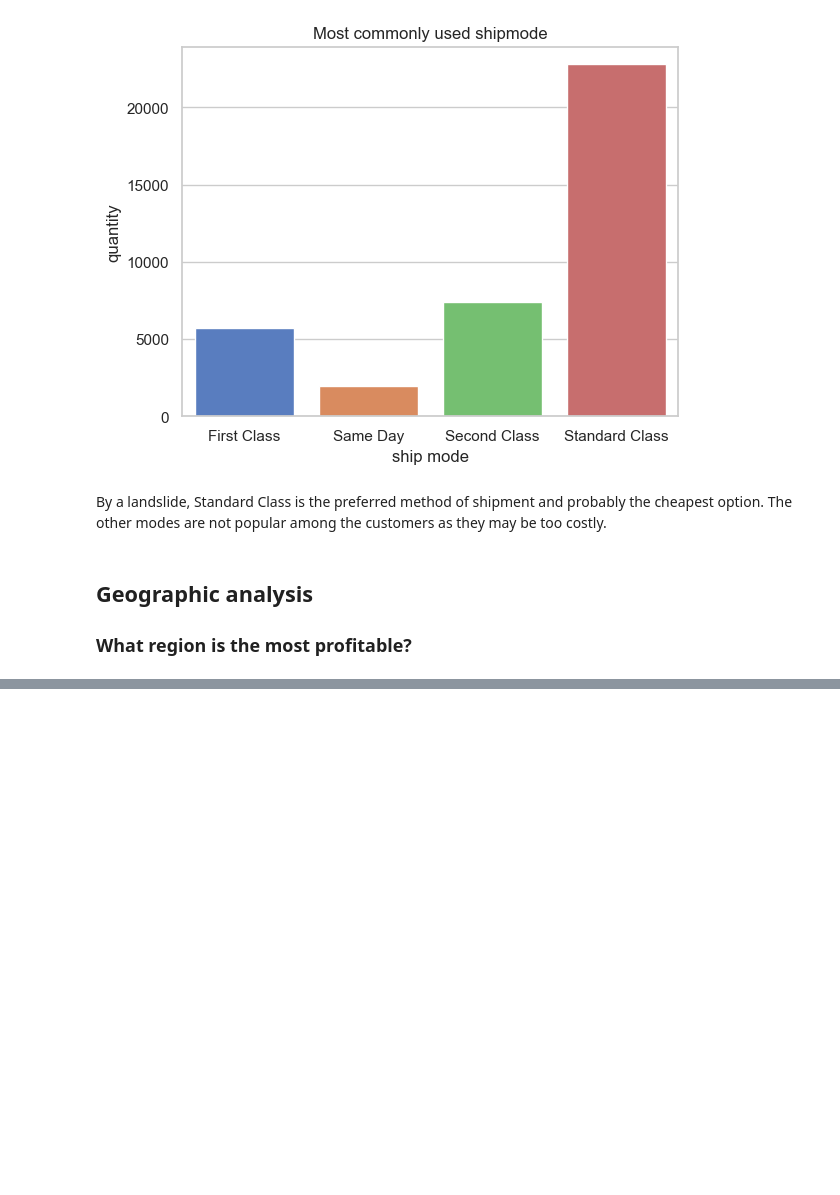
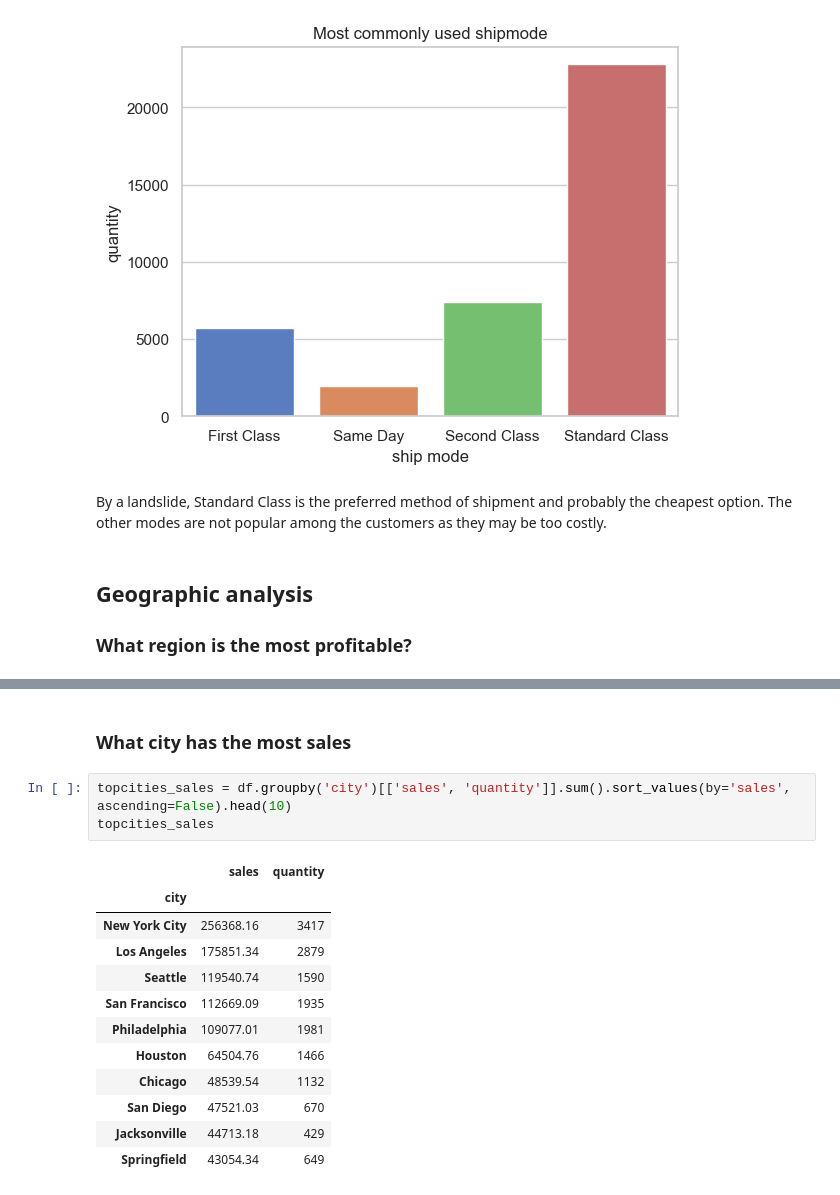
Before and after one commit to Deyazdev/projects, a Jupyter notebook: Superstore Analysis.ipynb, the cells around one changed output, grey strips where cells are left out. Saved outputs shown, nothing was run; the diff lists cells and outputs as text; blank space fills up the shorter version.

```diff
--- a/Superstore Analysis.ipynb
+++ b/Superstore Analysis.ipynb
@@ -384,0 +381,18 @@ Text(0.5, 1.0, 'Most Profitable by Region')
+# %% [markdown]
+### What city has the most sales
+# %%
+topcities_sales = df.groupby('city')[['sales', 'quantity']].sum().sort_values(by='sales', ascending=False).head(10)
+topcities_sales
+# %% [output]
+|  | sales | quantity |
+| city |  |  |
+| New York City | 256368.16 | 3417 |
+| Los Angeles | 175851.34 | 2879 |
+| Seattle | 119540.74 | 1590 |
+| San Francisco | 112669.09 | 1935 |
+| Philadelphia | 109077.01 | 1981 |
+| Houston | 64504.76 | 1466 |
+| Chicago | 48539.54 | 1132 |
+| San Diego | 47521.03 | 670 |
+| Jacksonville | 44713.18 | 429 |
+| Springfield | 43054.34 | 649 |
```
Also changed, not shown: parts of 12 cells of this notebook.
